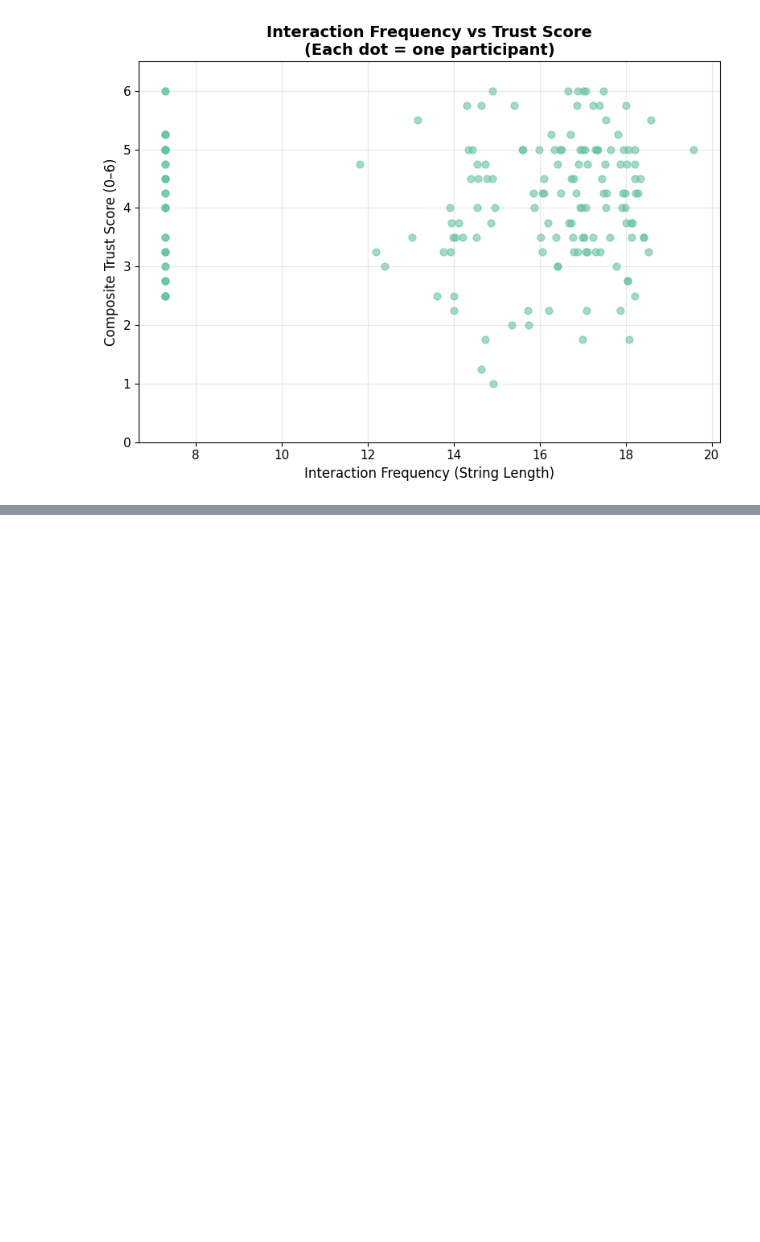
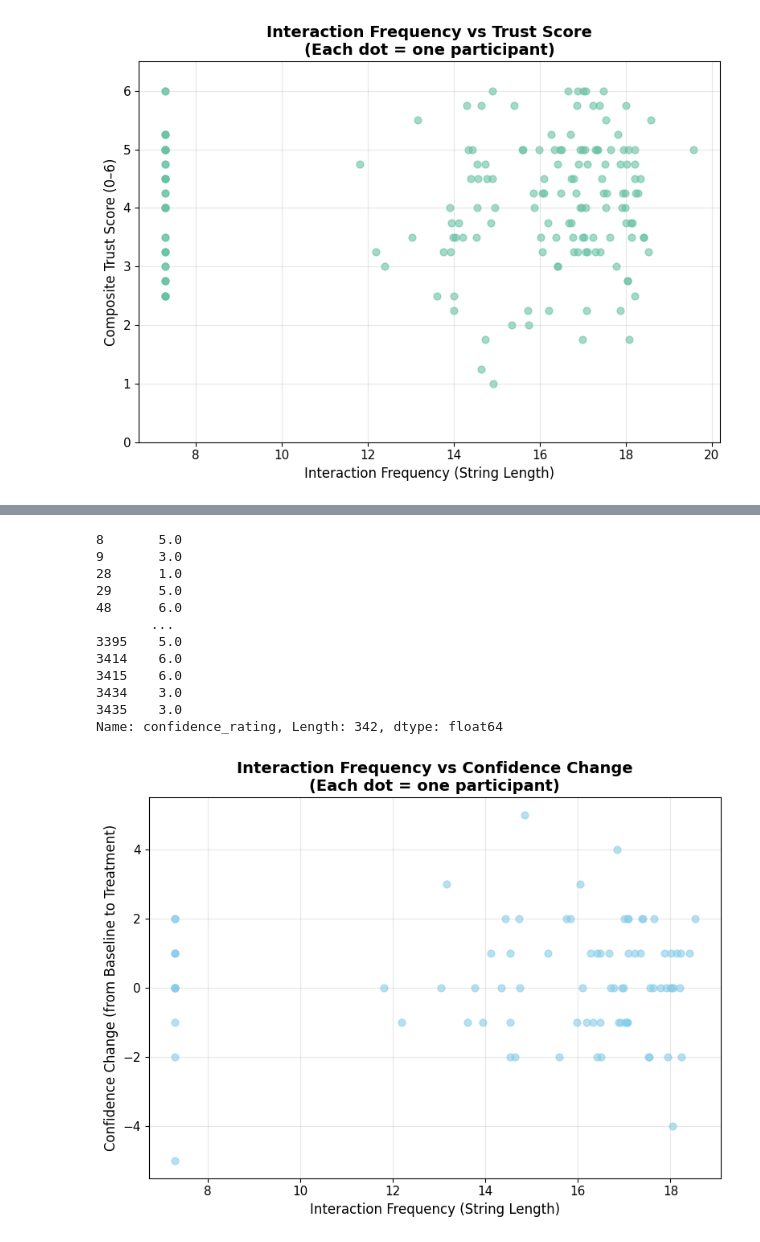
Before and after one commit to Delen0828/Interact4Trust, a Jupyter notebook: analysis-drop.ipynb, the cells around one changed output, grey strips where cells are left out. Cells and saved outputs as stored; diff of their text form; code cells hidden in the pictures; blank space fills up the shorter version.

```diff
--- a/analysis-drop.ipynb
+++ b/analysis-drop.ipynb
@@ -2154,2 +2201,64 @@ Using columns: ['skeptical_rating', 'data_trust', 'usability_difficulty', 'trust
+# %%
+import matplotlib.pyplot as plt
+import pandas as pd
+
+def plot_interaction_vs_confidence_delta(idata):
+    interaction_data = idata[
+        (idata['condition_id'].notna()) &
+        (~idata['condition_id'].isin(['unknown', 'condition_0_historical']))
+    ].copy()
+
+    # Sum interaction frequency per participant
+    interact = interaction_data.groupby('participant_id', as_index=False)['interaction_freq'].sum()
+
+    # Keep rows with confidence ratings and sort by index to preserve order
+    conf = interaction_data[['participant_id', 'confidence_rating']].dropna().sort_index().reset_index(drop=True)
+
+    # Compute delta = odd - even (pairwise)
+    even_conf = conf.iloc[::2].reset_index(drop=True)
+    odd_conf = conf.iloc[1::2].reset_index(drop=True)
+
+    delta = odd_conf.copy()
+    delta['confidence_delta'] = odd_conf['confidence_rating'] - even_conf['confidence_rating']
+
+    # Merge with interaction frequency
+    merged = interact.merge(delta[['participant_id', 'confidence_delta']], on='participant_id', how='inner')
+
+    plt.figure(figsize=(8, 6))
+
+    plt.scatter(
+        merged['interaction_freq'],
+        merged['confidence_delta'],
+        alpha=0.6,
+        s=40,
+        color='skyblue'
+    )
+
+    plt.xlabel("Interaction Frequency (String Length)", fontsize=12)
+    plt.ylabel("Confidence Change (from Baseline to Treatment)", fontsize=12)
+    plt.title("Interaction Frequency vs Confidence Change\n(Each dot = one participant)", fontsize=14, fontweight='bold')
+
+    plt.grid(alpha=0.3)
+
+    plt.tight_layout()
+    plt.show()
+
+
+print(relevant_trials.confidence_rating.dropna())
+plot_interaction_vs_confidence_delta(relevant_trials)
+# %% [output]
+8       5.0
+9       3.0
+28      1.0
+29      5.0
+48      6.0
+       ...
+3395    5.0
+3414    6.0
+3415    6.0
+3434    3.0
+3435    3.0
+Name: confidence_rating, Length: 342, dtype: float64
+[figure, added]
 # %% [markdown]
 ![alt text](SCR-20251208-ovoi-1.png)
```
Also changed, not shown: parts of 27 cells of this notebook, 9 other files.
